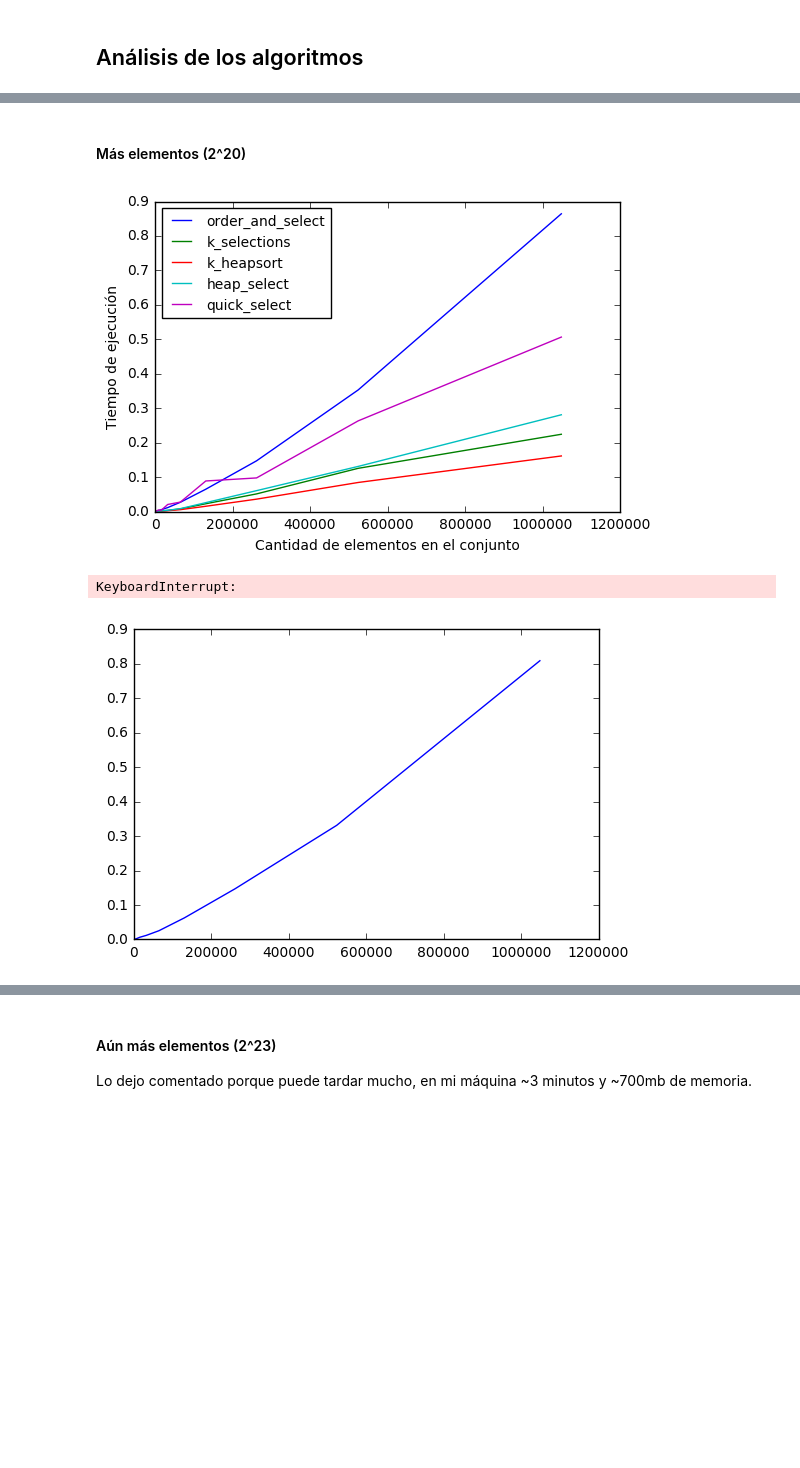
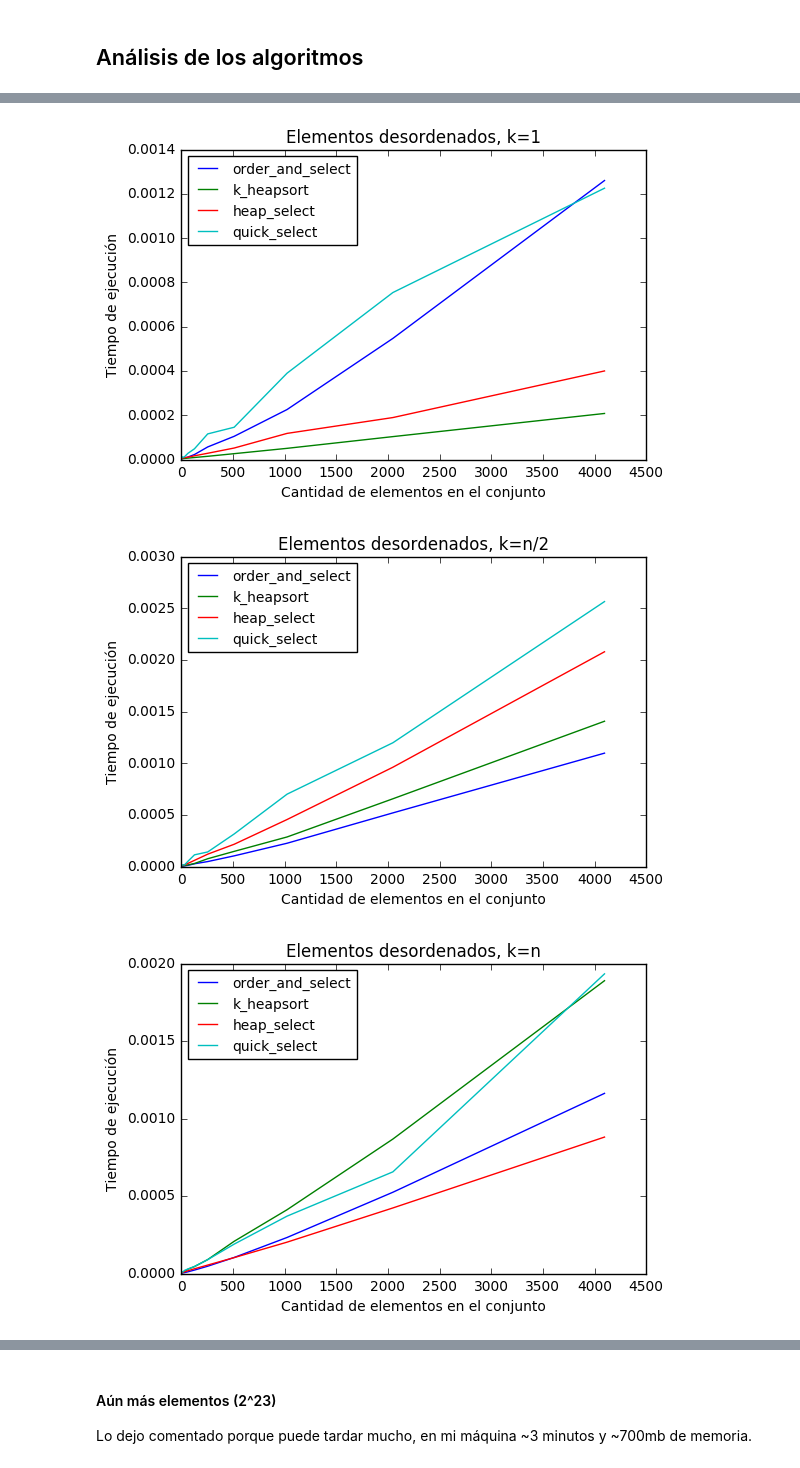
Before and after one commit to edittler/tda-fiuba, a Jupyter notebook: tp1/estadistico-k/algoritmos.ipynb, the cells around one changed output, grey strips where cells are left out. Drawn from its saved outputs; the diff is of its cells as text; code cells hidden in the pictures; blank space fills up the shorter version.

```diff
--- a/tp1/estadistico-k/algoritmos.ipynb
+++ b/tp1/estadistico-k/algoritmos.ipynb
@@ -87,10 +98,9 @@ plot_algorithms([order_and_select, k_selections, k_heapsort, heap_select, quick_
-# %% [markdown]
-#### Más elementos (2^20)
-# %%
-plot_algorithms([order_and_select, k_selections, k_heapsort, heap_select, quick_select], min_k, maxiter=21)
-plot_algorithms([order_and_select, k_selections, k_heapsort, heap_select, quick_select], max_k, maxiter=21)
-plot_algorithms([order_and_select, k_selections, k_heapsort, heap_select, quick_select], median_k, maxiter=21)
-# %% [output]
-[figure, removed]
-KeyboardInterrupt:
-[figure, removed]
+# %%
+title = 'Elementos desordenados, k='
+plot_algorithms(algs, min_k, maxiter=13, title=title+'1')
+plot_algorithms(algs, median_k, maxiter=13, title=title+'n/2')
+plot_algorithms(algs, max_k, maxiter=13, title=title+'n')
+# %% [output]
+[figure, added]
+[figure, added]
+[figure, added]
```
Also changed, not shown: parts of 24 cells of this notebook.
